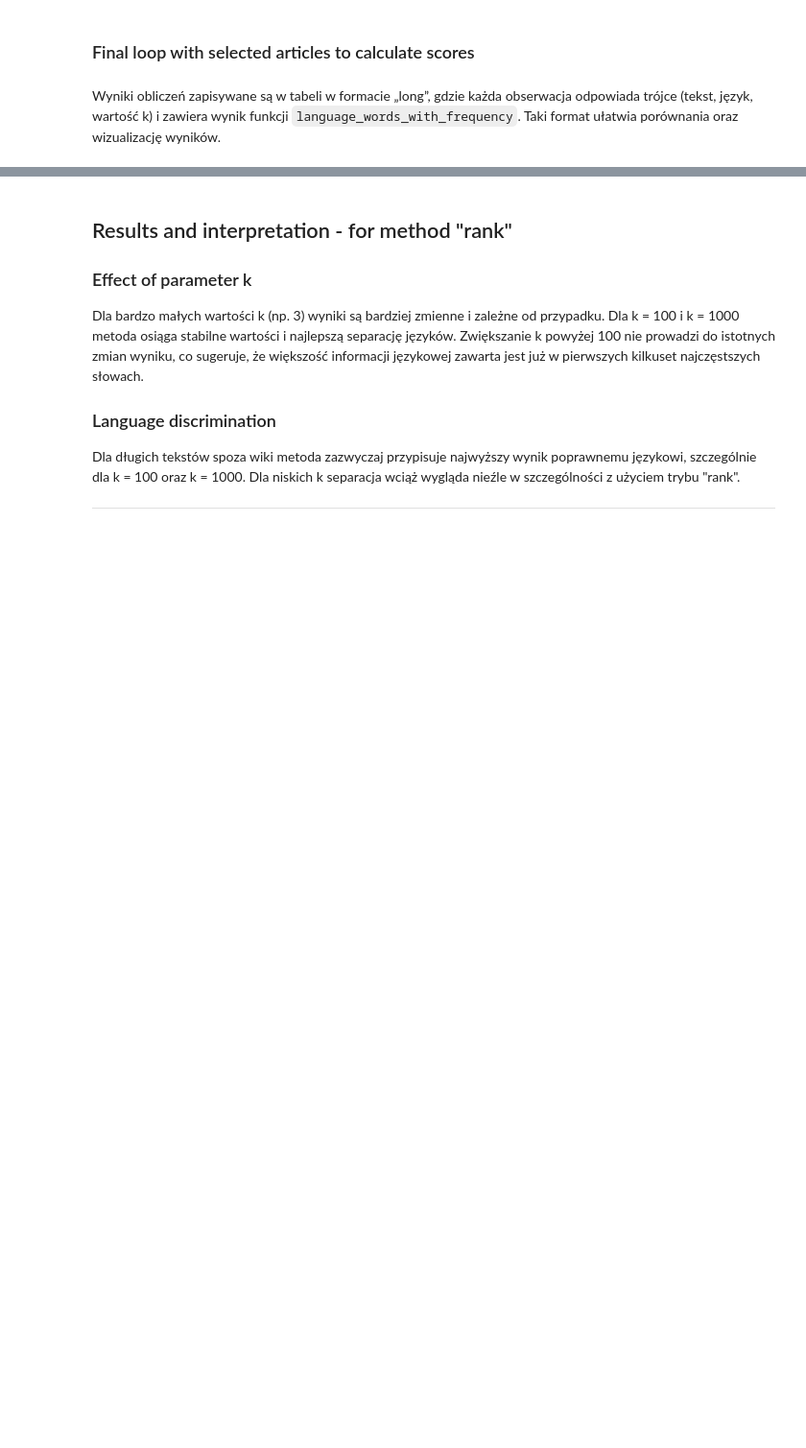
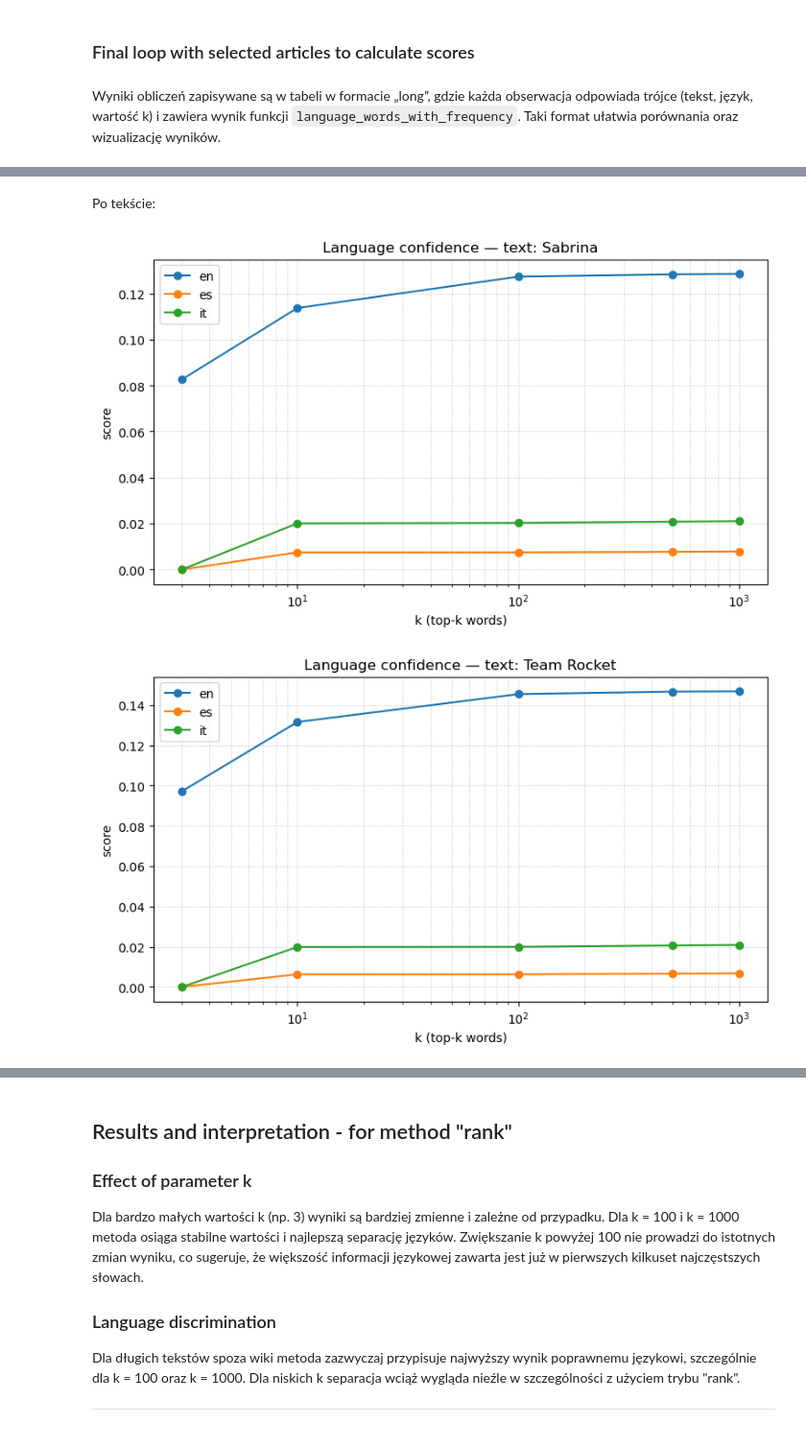
Before and after one commit to maciek2701/wiki-scraper, a Jupyter notebook: notebooks/language_analysis.ipynb, the cells around one changed output, grey strips where cells are left out. Shown at 96% size. Saved outputs shown, nothing was run; the diff lists cells and outputs as text; code cells hidden in the pictures; blank space fills up the shorter version.

```diff
--- a/notebooks/language_analysis.ipynb
+++ b/notebooks/language_analysis.ipynb
@@ -345,0 +353,7 @@ plot_df_per_language(df, ks=[3, 10, 100, 500, 1000], xscale_log=False)
+# %% [markdown]
+Po tekście:
+# %%
+plot_df_per_text(df, ks=[3, 10, 100,500, 1000], xscale_log=True)
+# %% [output]
+[figure, added]
+[figure, added]
```
Also changed, not shown: parts of 9 cells of this notebook, 21 other files.
